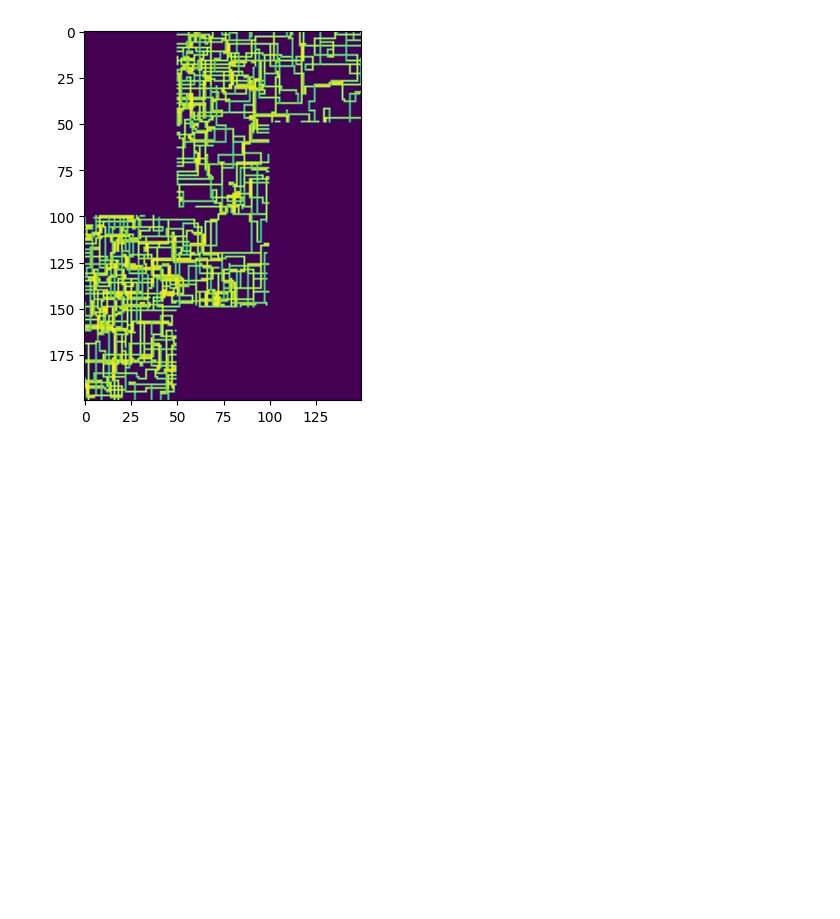
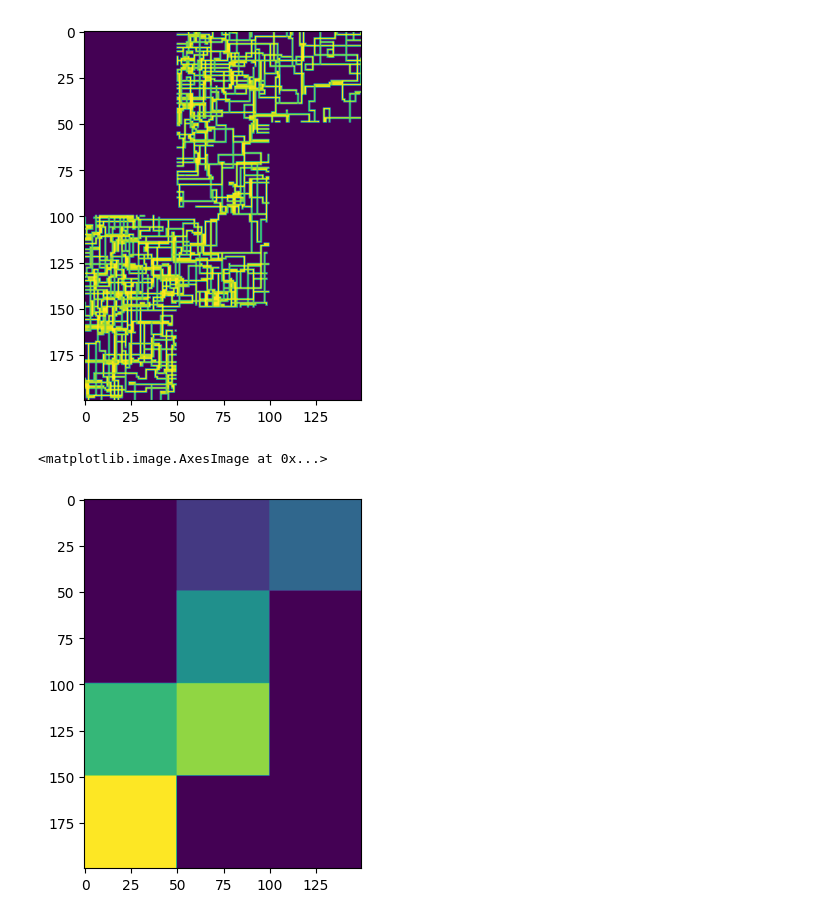
Before and after one commit to yfredrix/aoc2022, a Jupyter notebook: Day 22/notebook.ipynb, the cells around one changed output. Drawn from its saved outputs; the diff is of its cells as text; code cells hidden in the pictures; blank space fills up the shorter version.

```diff
--- a/Day 22/notebook.ipynb
+++ b/Day 22/notebook.ipynb
@@ -223,12 +231,12 @@ max_vertical_size = len(maze)
 max_horizontal_size = len(maze[0])
 full_grid = np.zeros((max_vertical_size, max_horizontal_size))
 direction = "R"
-index = startindex.copy()
-for instruction in instructions_list:
-
+index = [0, maze[0].index('.')]
+for nr, instruction in enumerate(instructions_list):
     if isinstance(instruction, int):
 
         for i in range(instruction):
+            print(index, nr)
 
             if direction == "R":
                 new_index = [index[0], index[1] + 1]
@@ -292,6 +300,7 @@ for instruction in instructions_list:
 
             full_grid[(index[0], index[1])] = ord(direction)
     else:
+        print(index, nr)
         direction = lookup[direction][instruction]
 (index[0] + 1) * 1000 + (index[1] + 1) * 4 + score[direction]
 
@@ -308,3 +336,15 @@ plt.imshow(full_grid)
 # %% [output]
 <matplotlib.image.AxesImage at 0x...>
 [figure]
+# %%
+cube_sides = np.zeros(np.shape(full_grid))
+for i in range(len(cube_nrs)):
+    for j in range(len(cube_nrs[i])):
+        if cube_nrs[i][j] != ' ':
+            cube_sides[(i,j)] = cube_nrs[i][j]
+# %%
+from matplotlib import pyplot as plt
+plt.imshow(cube_sides)
+# %% [output]
+<matplotlib.image.AxesImage at 0x...>
+[figure, added]
```
Also changed, not shown: parts of 7 cells of this notebook, 3 other files.
